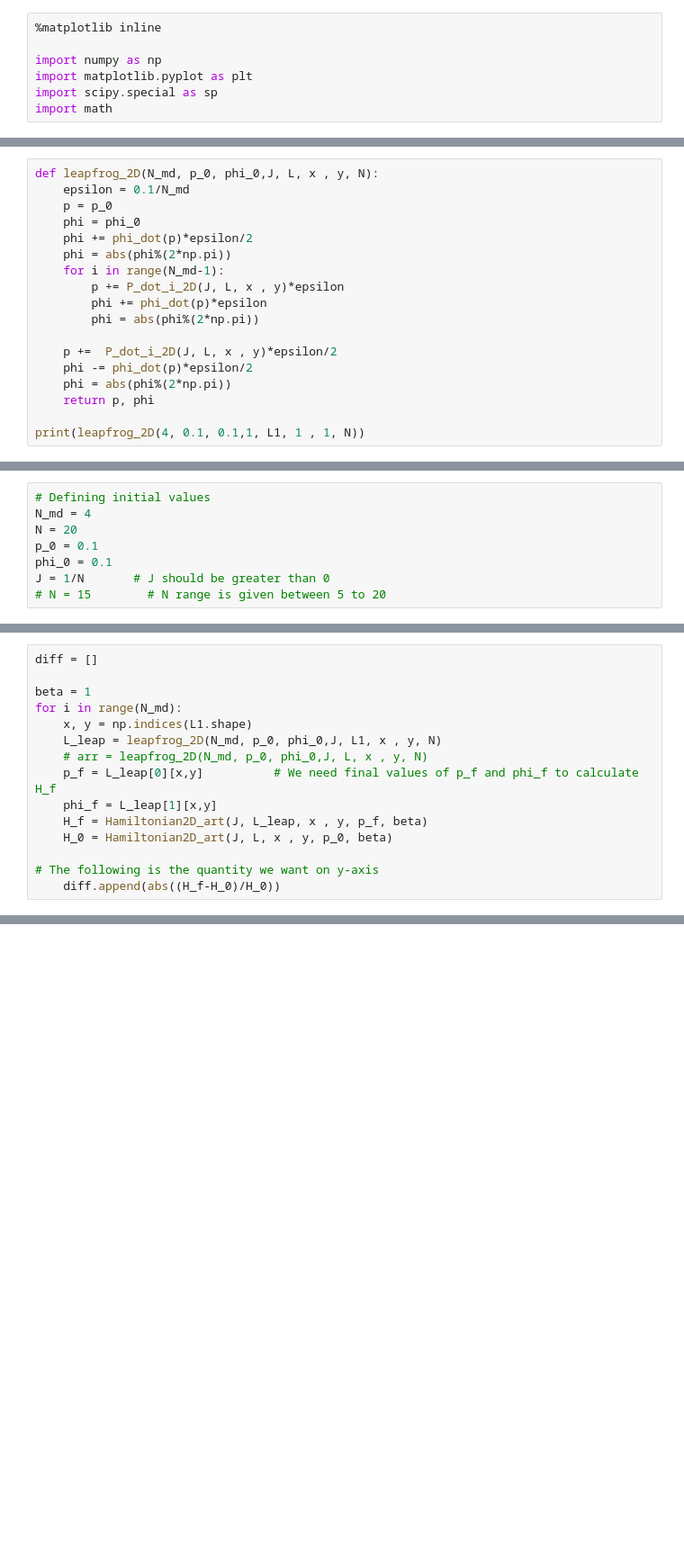
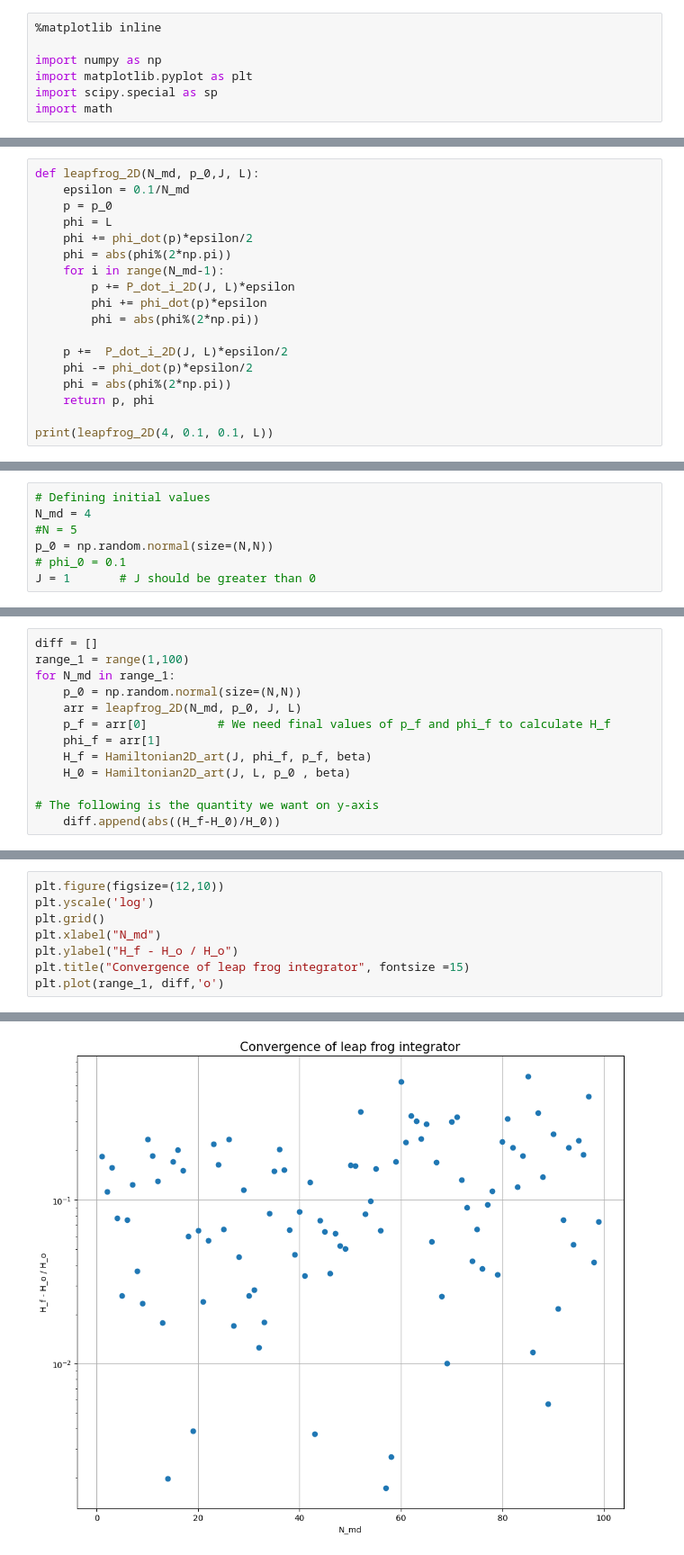
Before and after one commit to Anushka2501/Physics760_WS2022-23, a Jupyter notebook: Untitled1.ipynb, the cells around one changed output, grey strips where cells are left out. Shown at 90% size. Drawn from its saved outputs; the diff is of its cells as text; blank space fills up the shorter version.

```diff
--- a/Untitled1.ipynb
+++ b/Untitled1.ipynb
@@ -42,19 +60,19 @@ def phi_dot(P):
 # %%
-def leapfrog_2D(N_md, p_0, phi_0,J, L, x , y, N):
+def leapfrog_2D(N_md, p_0,J, L):
     epsilon = 0.1/N_md
     p = p_0
-    phi = phi_0
+    phi = L
     phi += phi_dot(p)*epsilon/2
     phi = abs(phi%(2*np.pi))
     for i in range(N_md-1):
-        p += P_dot_i_2D(J, L, x , y)*epsilon
+        p += P_dot_i_2D(J, L)*epsilon
         phi += phi_dot(p)*epsilon
         phi = abs(phi%(2*np.pi))
 
-    p +=  P_dot_i_2D(J, L, x , y)*epsilon/2
+    p +=  P_dot_i_2D(J, L)*epsilon/2
     phi -= phi_dot(p)*epsilon/2
     phi = abs(phi%(2*np.pi))
     return p, phi
 
-print(leapfrog_2D(4, 0.1, 0.1,1, L1, 1 , 1, N))
+print(leapfrog_2D(4, 0.1, 0.1, L))
 # %% [output]
@@ -62,9 +88,8 @@ print(leapfrog_2D(4, 0.1, 0.1,1, L1, 1 , 1, N))
 # %%
 # Defining initial values
 N_md = 4
-N = 20
-p_0 = 0.1
-phi_0 = 0.1
-J = 1/N       # J should be greater than 0
-# N = 15        # N range is given between 5 to 20
+#N = 5
+p_0 = np.random.normal(size=(N,N))
+# phi_0 = 0.1
+J = 1       # J should be greater than 0
 # %%
@@ -77,15 +100,13 @@ L_leap[0][0,0]
 # %%
 diff = []
-
-beta = 1
-for i in range(N_md):
-    x, y = np.indices(L1.shape)
-    L_leap = leapfrog_2D(N_md, p_0, phi_0,J, L1, x , y, N)
-    # arr = leapfrog_2D(N_md, p_0, phi_0,J, L, x , y, N)
-    p_f = L_leap[0][x,y]          # We need final values of p_f and phi_f to calculate H_f
-    phi_f = L_leap[1][x,y]
-    H_f = Hamiltonian2D_art(J, L_leap, x , y, p_f, beta)
-    H_0 = Hamiltonian2D_art(J, L, x , y, p_0, beta)
+range_1 = range(1,100)
+for N_md in range_1:
+    p_0 = np.random.normal(size=(N,N))
+    arr = leapfrog_2D(N_md, p_0, J, L)
+    p_f = arr[0]          # We need final values of p_f and phi_f to calculate H_f
+    phi_f = arr[1]
+    H_f = Hamiltonian2D_art(J, phi_f, p_f, beta)
+    H_0 = Hamiltonian2D_art(J, L, p_0 , beta)
 
 # The following is the quantity we want on y-axis
     diff.append(abs((H_f-H_0)/H_0))
@@ -93,0 +113,9 @@ TypeError: tuple indices must be integers or slices, not tuple
+# %%
+plt.figure(figsize=(12,10))
+plt.yscale('log')
+plt.grid()
+plt.xlabel("N_md")
+plt.ylabel("H_f - H_o / H_o")
+plt.title("Convergence of leap frog integrator", fontsize =15)
+plt.plot(range_1, diff,'o')
+# %% [output]
@@ -93,0 +123 @@ TypeError: tuple indices must be integers or slices, not tuple
+[figure, added]
```
Also changed, not shown: parts of 11 cells of this notebook.
